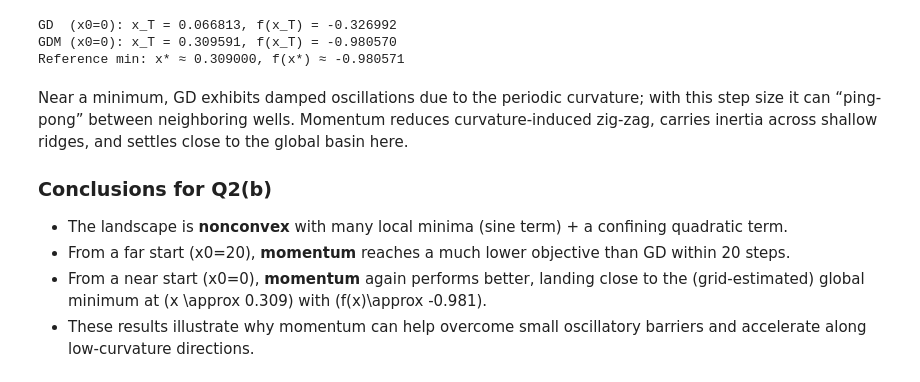
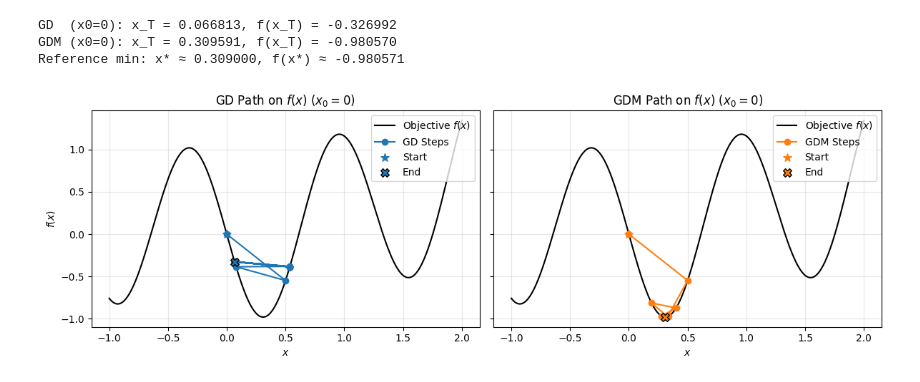
Before and after one commit to YashDagade/CS_671, a Jupyter notebook: HW2/Q2.ipynb, the cells around one changed output. Drawn from its saved outputs; the diff is of its cells as text; code cells hidden in the pictures.

```diff
--- a/HW2/Q2.ipynb
+++ b/HW2/Q2.ipynb
@@ -191,12 +191,38 @@ print(f"Reference min: x* ≈ {x_star_ref:.6f}, f(x*) ≈ {f_star_ref:.6f}")
 GD  (x0=0): x_T = 0.066813, f(x_T) = -0.326992
 GDM (x0=0): x_T = 0.309591, f(x_T) = -0.980570
 Reference min: x* ≈ 0.309000, f(x*) ≈ -0.980571
-# %% [markdown]
-Near a minimum, GD exhibits damped oscillations due to the periodic curvature; with this step size it can “ping-pong” between neighboring wells. Momentum reduces curvature-induced zig-zag, carries inertia across shallow ridges, and settles close to the global basin here.
-
-### Conclusions for Q2(b)
-
-- The landscape is **nonconvex** with many local minima (sine term) + a confining quadratic term.
-- From a far start (x0=20), **momentum** reaches a much lower objective than GD within 20 steps.
-- From a near start (x0=0), **momentum** again performs better, landing close to the (grid-estimated) global minimum at \(x \approx 0.309\) with \(f(x)\approx -0.981\).
-- These results illustrate why momentum can help overcome small oscillatory barriers and accelerate along low-curvature directions.
+# %%
+# Let's also try to chart the path of gradient descent and gradient descent with momentum to see the difference
+
+# Plot two separate charts: one for GD and one for GDM, showing the descent paths on f(x)
+
+x_plot = np.linspace(-1, 2, 400)
+f_plot = f(x_plot)
+
+fig, axs = plt.subplots(1, 2, figsize=(12, 4), sharey=True)
+
+# Gradient Descent only
+axs[0].plot(x_plot, f_plot, 'k-', label='Objective $f(x)$')
+axs[0].plot(xs_gd_near, f(xs_gd_near), 'o-', color='tab:blue', label='GD Steps')
+axs[0].scatter([xs_gd_near[0]], [fs_gd_near[0]], color='tab:blue', s=70, marker='*', zorder=5, label='Start')
+axs[0].scatter([xs_gd_near[-1]], [fs_gd_near[-1]], color='tab:blue', s=70, edgecolor='k', zorder=5, marker='X', label='End')
+axs[0].set_title("GD Path on $f(x)$ ($x_0=0$)")
+axs[0].set_xlabel("$x$")
+axs[0].set_ylabel("$f(x)$")
+axs[0].legend()
+axs[0].grid(alpha=0.3)
+
+# Gradient Descent with Momentum only
+axs[1].plot(x_plot, f_plot, 'k-', label='Objective $f(x)$')
+axs[1].plot(xs_gdm_near, f(xs_gdm_near), 'o-', color='tab:orange', label='GDM Steps')
+axs[1].scatter([xs_gdm_near[0]], [fs_gdm_near[0]], color='tab:orange', s=70, marker='*', zorder=5, label='Start')
+axs[1].scatter([xs_gdm_near[-1]], [fs_gdm_near[-1]], color='tab:orange', s=70, edgecolor='k', zorder=5, marker='X', label='End')
+axs[1].set_title("GDM Path on $f(x)$ ($x_0=0$)")
+axs[1].set_xlabel("$x$")
+axs[1].legend()
+axs[1].grid(alpha=0.3)
+
+plt.tight_layout()
+plt.show()
+# %% [output]
+[figure, added]
```
Also changed, not shown: parts of 3 cells of this notebook, 8 other files.
